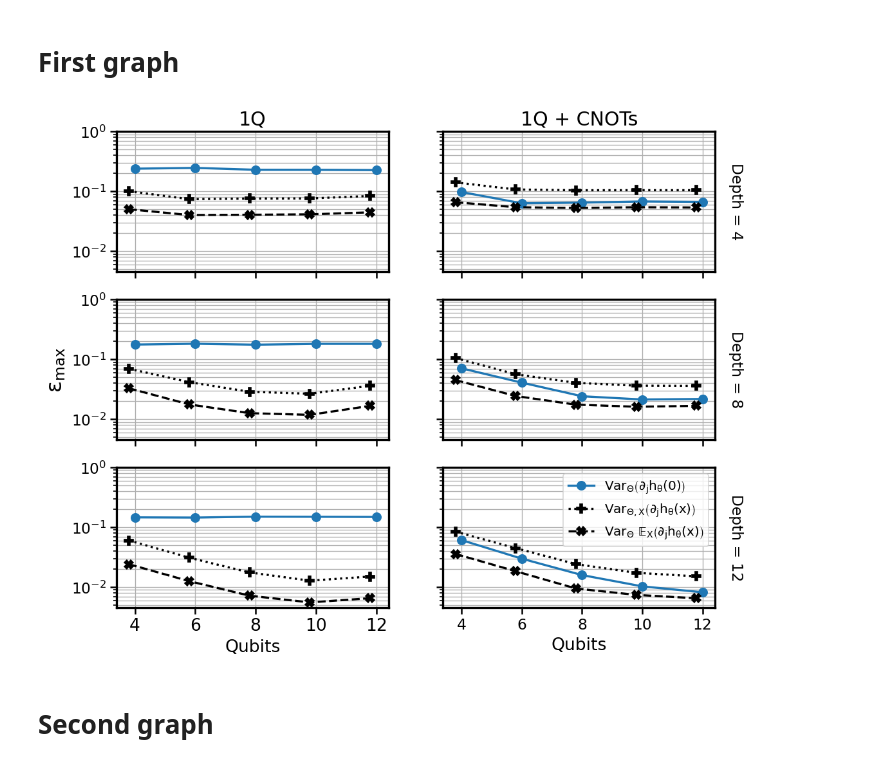
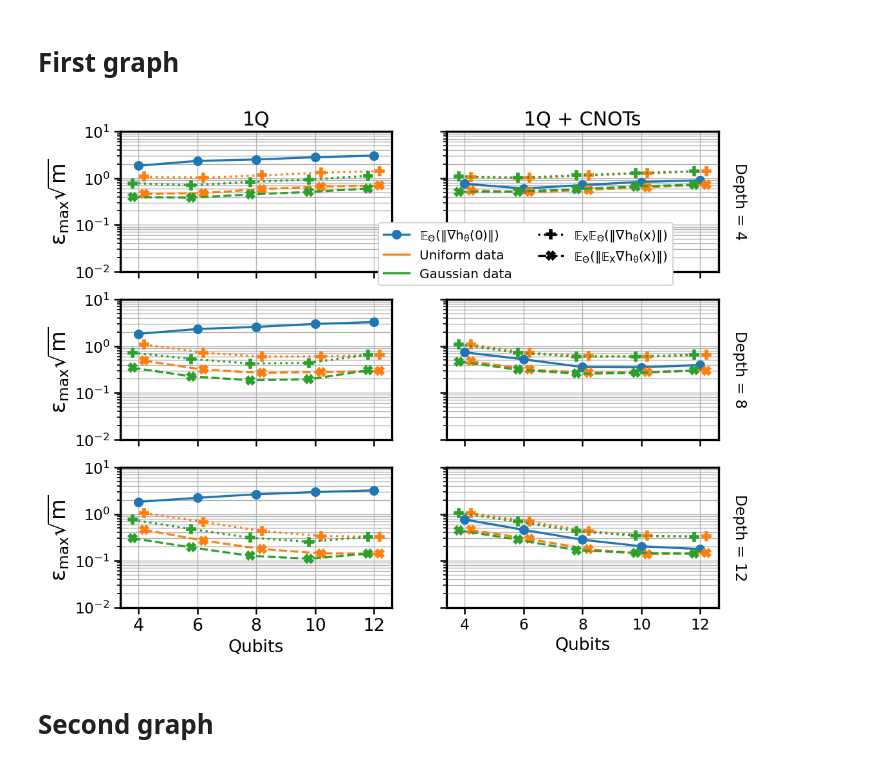
Before and after one commit to AdrianPerezSalinas/QRU_average, a Jupyter notebook: drawing.ipynb, the cells around one changed output. Saved outputs shown, nothing was run; the diff lists cells and outputs as text; code cells hidden in the pictures.

```diff
--- a/drawing.ipynb
+++ b/drawing.ipynb
@@ -50,16 +51,20 @@ epsilon_gauss_ = np.zeros((len(models), len(nlayers), len(nqubits), seeds, 10))
 for im, model in enumerate(models):
     for il, layers in enumerate(nlayers):
         for iq, qubits in enumerate(nqubits):
+            nameD = f'data/q{qubits}_l{layers}_model{model}_X_r0.csv'
+            df = pd.read_csv(nameD, delimiter=' ')
+            m = len(df.columns)
             for seed in range(seeds):
-                nameEps = f'data_IC/q{qubits}_l{layers}_model{model}_r{seed}.pkl'
-                with open(nameEps, 'rb') as f:
+
+                nameIC = f'data_IC/q{qubits}_l{layers}_model{model}_r{seed}.pkl'
+                with open(nameIC, 'rb') as f:
 
                     data = pickle.load(f)
-                    epsilon_pqc[im, il, iq, seed] = data['PQC']
-                    epsilon_uniform[im, il, iq, seed] = data['uniform1']
-                    epsilon_gauss[im, il, iq, seed] = data['gauss1']
-                    epsilon_uniform_[im, il, iq, seed, :] = data['uniform']
-                    epsilon_gauss_[im, il, iq, seed, :] = data['gauss']
+                    epsilon_pqc[im, il, iq, seed] = data['PQC'] * np.sqrt(m)
+                    epsilon_uniform[im, il, iq, seed] = data['uniform1'] * np.sqrt(m)
+                    epsilon_gauss[im, il, iq, seed] = data['gauss1'] * np.sqrt(m)
+                    epsilon_uniform_[im, il, iq, seed, :] = data['uniform'] * np.sqrt(m)
+                    epsilon_gauss_[im, il, iq, seed, :] = data['gauss'] * np.sqrt(m)
 # %%
 
 fig, ax = plt.subplots(nrows = len(nlayers), ncols = len(models), sharex=True, sharey=True)
@@ -69,10 +74,14 @@ for im, model in enumerate(models):
     for il, layers in enumerate(nlayers):
         ax[il, im].plot(nqubits, np.mean(epsilon_pqc[im, il], axis = 1),
                        color = 'C0', marker = 'o')
-        ax[il, im].plot(np.array(nqubits) - .2, np.mean(epsilon_gauss_[im, il], axis = (1, 2)),
-                       color = 'k', ls = ':', marker = 'P')
-        ax[il, im].plot(np.array(nqubits) - .2, np.mean(epsilon_gauss[im, il], axis = 1),
-                       color = 'k', ls = '--', marker = 'X')
+        ax[il, im].plot(np.array(nqubits) + 0.2, np.mean(epsilon_uniform_[im, il], axis = (1, 2)),
+                       color = 'C1', ls = ':', marker = 'P')
+        ax[il, im].plot(np.array(nqubits) + 0.2, np.mean(epsilon_uniform[im, il], axis = 1),
+                       color = 'C1', ls = '--', marker = 'X')
+        ax[il, im].plot(np.array(nqubits) - 0.2, np.mean(epsilon_gauss_[im, il], axis = (1, 2)),
+                       color = 'C2', ls = ':', marker = 'P')
+        ax[il, im].plot(np.array(nqubits) - 0.2, np.mean(epsilon_gauss[im, il], axis = 1),
+                       color = 'C2', ls = '--', marker = 'X')
 
 
 ticks = np.logspace(-2, 0, 3)
@@ -80,42 +89,48 @@ for il in range(len(nlayers)):
     for im in range(len(models)):
         ax[il, im].tick_params(length=6, labelsize=14)
         ax[il, im].tick_params(which = 'minor', length=3)
         ax[il, im].grid(which='both')
 
-ticks = np.logspace(-2, 0, 3)
+ticks = np.logspace(-2, 1, 4)
 
 for il in range(len(nlayers)):
     ax[il, 0].set_yscale('log')
     ax[il,0].set_xticks(nqubits)
     ax[il,0].set_xticklabels(nqubits, fontsize=16)
 
     ax[il,0].set_yticks(ticks)
     ax[il,-1].annotate('Depth = %s'%nlayers[il], (1.05, 0.5), xycoords = 'axes fraction', rotation = 270, va = 'center', fontsize = 14)
 
-ax[1,0].set_ylabel(r'$\epsilon_{\rm max}$', fontsize = 20)
+ax[1,0].set_ylabel(r'$\epsilon_{\rm max} \sqrt{m}$', fontsize = 20)
+ax[0,0].set_ylabel(r'$\epsilon_{\rm max} \sqrt{m}$', fontsize = 20)
+ax[2,0].set_ylabel(r'$\epsilon_{\rm max} \sqrt{m}$', fontsize = 20)
 
 for im in range(len(models)):
     ax[-1,im].set_xlabel('Qubits', fontsize = 16)
 
 
 
 
 ax[0,0].set_title('1Q',fontsize = 18)
 ax[0,1].set_title('1Q + CNOTs', fontsize = 18)
 
 
 legend = [Line2D([0], [0], color='C0', lw=2, ls = '-', marker = 'o'),
-              Line2D([0], [0], color='k', lw=2, ls = ':', marker='P'),
-              Line2D([0], [0], color='k', lw=2, ls = '--', marker='X')]
+          Line2D([0], [0], color='C1', lw=2),
+          Line2D([0], [0], color='C2', lw=2),
+          Line2D([0], [0], color='k', lw=2, ls = ':', marker='P'),
+          Line2D([0], [0], color='k', lw=2, ls = '--', marker='X')
+         ]
 
 
-ax[2,1].legend(legend, [r'${\rm Var}_{\Theta} \left( \partial_j h_{\theta}(0)\right)$',
-                        r'${\rm Var}_{\Theta, X} \left( \partial_j h_{\theta}(x)\right)$',
-                       r'${\rm Var}_{\Theta} \ \mathbb{E}_{X} \left( \partial_j h_{\theta}(x)\right)$'])
+ax[0,1].legend(legend, [r'$\mathbb{E}_{\Theta} \left( \Vert\nabla h_{\theta}(0)\Vert\right)$', 'Uniform data', 'Gaussian data',
+                        r'$ \mathbb{E}_X \mathbb{E}_{\Theta} \left( \Vert\nabla h_{\theta}(x)\Vert\right)$',
+                        r'$\mathbb{E}_{\Theta} \left( \Vert \mathbb{E}_X \nabla h_{\theta}(x)\Vert\right)$'
+                      ], loc=(-.25,-.1), ncols=2, framealpha=1)
 
-fig.savefig('layered_ansatzes_gauss.pdf')
+fig.savefig('layered_ansatzes.pdf')
 # %% [output]
-[figure, old version]
+[figure, new version]
 # %% [markdown]
 
 # Second graph
```
Also changed, not shown: parts of 3 cells of this notebook.
